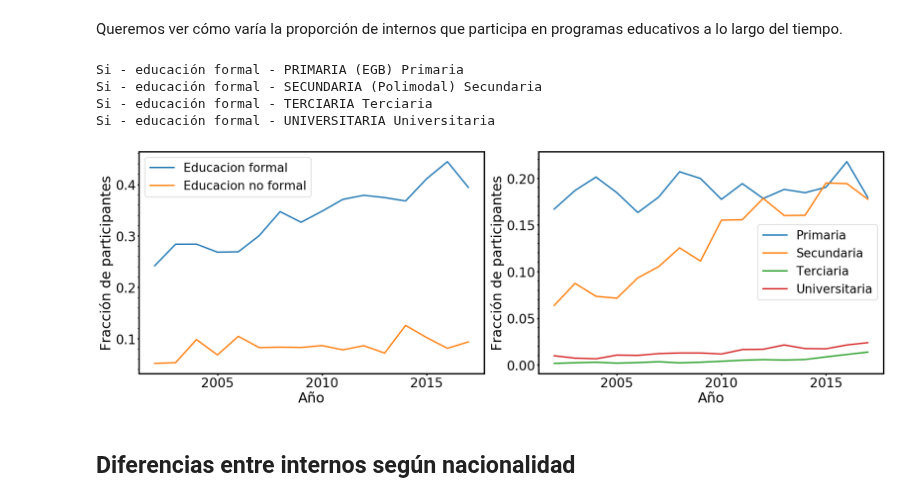
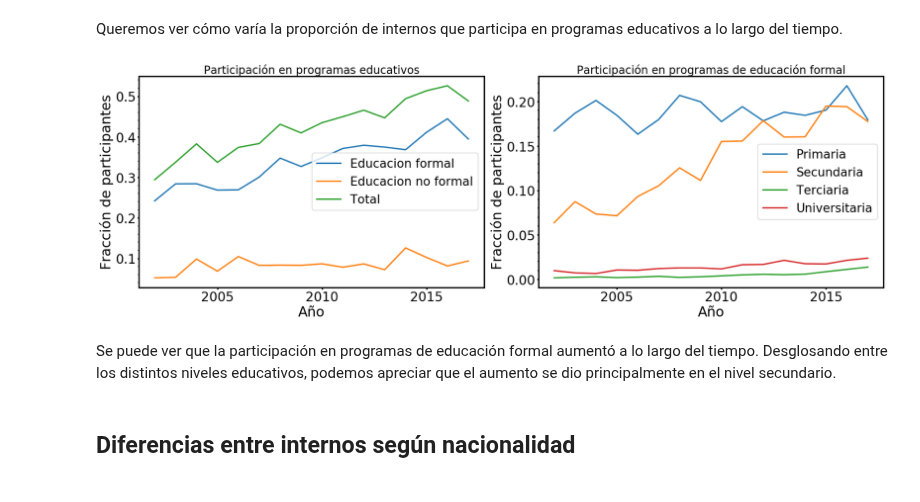
Before and after one commit to nahuelalmeira/poblacionPenal, a Jupyter notebook: VisualizacionYAnalisis/DiploDatos_PoblacionPenitenciariaArgentina_VyA.ipynb, the cells around one changed output. Saved outputs shown, nothing was run; the diff lists cells and outputs as text; code cells hidden in the pictures.

```diff
--- a/VisualizacionYAnalisis/DiploDatos_PoblacionPenitenciariaArgentina_VyA.ipynb
+++ b/VisualizacionYAnalisis/DiploDatos_PoblacionPenitenciariaArgentina_VyA.ipynb
@@ -608,41 +608,40 @@ Queremos ver cómo varía la proporción de internos que participa en programas
 # %%
 temp_data['participacion_programa_educativo_descripcion'].unique()
 contingency = temp_data.pivot_table(index='participacion_programa_educativo_descripcion', columns='anio_censo',
                               values='provincia_descripcion', aggfunc='count', margins=True)
 conditionals = (contingency / contingency.loc['All']).T
 conditionals = conditionals.drop(['All'])
 conditionals = conditionals.drop(['All'], axis=1)
 columns = conditionals.columns.values
 labels_dict = dict(zip(['No participa', 'Primaria', 'Secundaria', 'Terciaria', 'Universitaria', 'No formal'],
                       columns))
 fig, axes = plt.subplots(figsize=(24, 8), ncols=2)
 
-ax = axes[1]
-for label, column in list(labels_dict.items())[1:-1]:
-    print(column, label)
-    ax.plot(conditionals.index, conditionals[column], label=label)
-    #print(conditionals[column])
+ax = axes[0]
+ax.plot(conditionals.index, conditionals.iloc[:,1:-1].sum(axis=1), label='Educacion formal')
+ax.plot(conditionals.index, conditionals[labels_dict['No formal']], label='Educacion no formal')
+ax.plot(conditionals.index, conditionals.iloc[:,1:].sum(axis=1), label='Total')
+ax.set_title('Participación en programas educativos', fontsize=24)
 ax.set_ylabel('Fracción de participantes')
 ax.set_xlabel('Año')
 ax.set_xticks([2005, 2010, 2015])
 ax.legend(loc='best')
 
-ax = axes[0]
-ax.plot(conditionals.index, conditionals.iloc[:, 1:-1].sum(axis=1), label='Educacion formal')
-ax.plot(conditionals.index, conditionals[labels_dict['No formal']], label='Educacion no formal')
+ax = axes[1]
+for label, column in list(labels_dict.items())[1:-1]:
+    ax.plot(conditionals.index, conditionals[column], label=label)
+ax.set_title('Participación en programas de educación formal', fontsize=24)
 ax.set_ylabel('Fracción de participantes')
 ax.set_xlabel('Año')
 ax.set_xticks([2005, 2010, 2015])
 ax.legend(loc='best')
 
 plt.tight_layout()
 plt.show()
 # %% [output]
-Si - educación formal - PRIMARIA (EGB) Primaria
-Si - educación formal - SECUNDARIA (Polimodal) Secundaria
-Si - educación formal - TERCIARIA Terciaria
-Si - educación formal - UNIVERSITARIA Universitaria
-[figure, old version]
+[figure, new version]
+# %% [markdown]
+Se puede ver que la participación en programas de educación formal aumentó a lo largo del tiempo. Desglosando entre los distintos niveles educativos, podemos apreciar que el aumento se dio principalmente en el nivel secundario.
 # %% [markdown]
 ## Diferencias entre internos según nacionalidad
 # %% [markdown]
```
